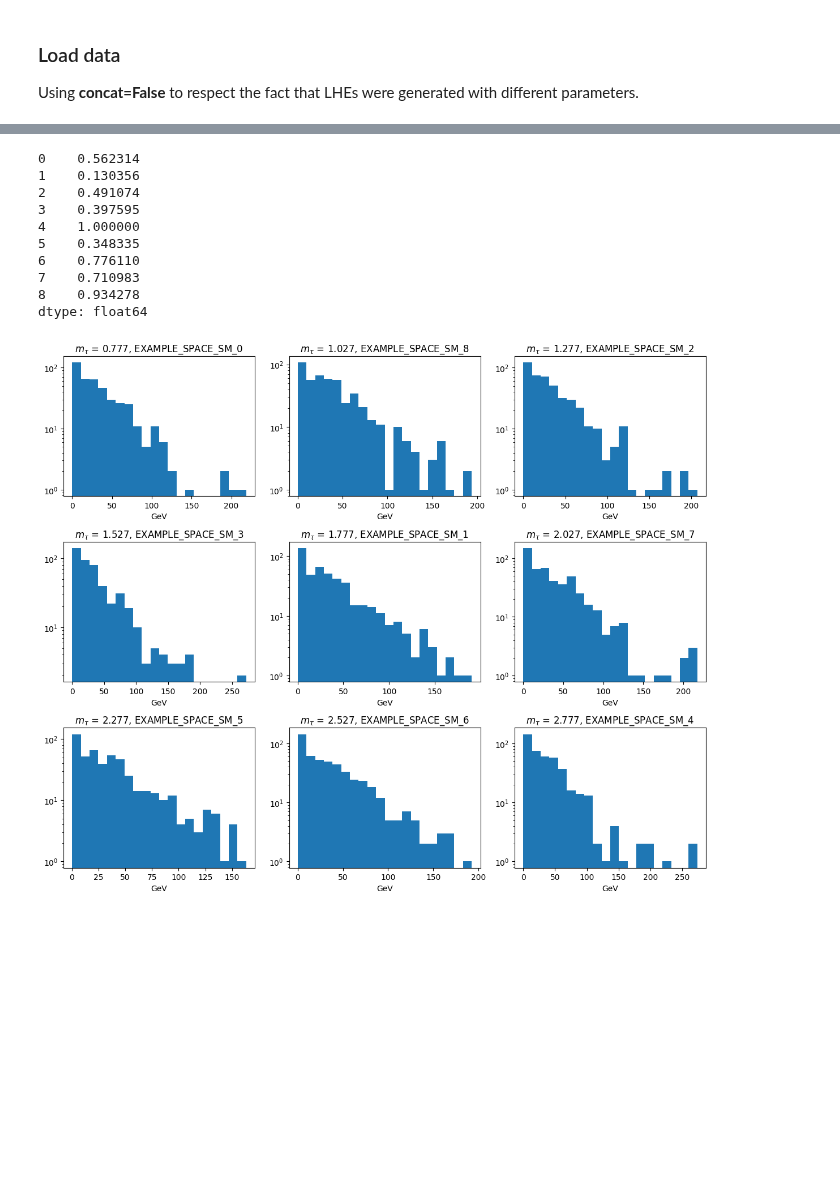
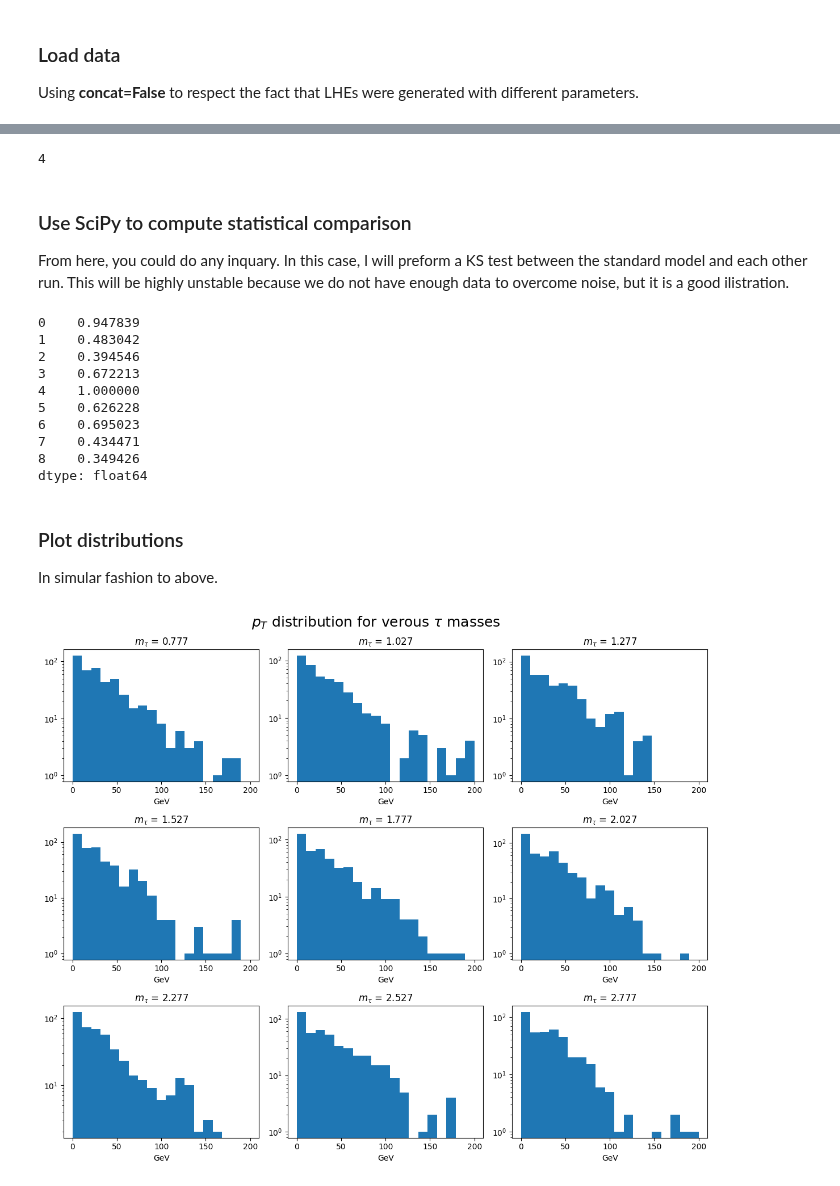
Before and after one commit to leo-megliola/mg5qs, a Jupyter notebook: notebook/E3.ipynb, the cells around one changed output, grey strips where cells are left out. Drawn from its saved outputs; the diff is of its cells as text; code cells hidden in the pictures; blank space fills up the shorter version.

```diff
--- a/notebook/E3.ipynb
+++ b/notebook/E3.ipynb
@@ -124,0 +171,6 @@ for v in data.values():
+# %%
+TAU_ID = 15
+PARAMCARD, DF = 0, 1
+
+mass_key = [(data[k][PARAMCARD].get_value('MASS', TAU_ID), k) for k in data.keys()]
+mass_key # a tuple containg (tau mass, key)
@@ -125,32 +202,49 @@ for v in data.values():
+# %%
+# find where m_tau = m_tau,SM
+for i,mk in enumerate(mass_key):
+    if np.isclose(mk[0], 1.777):
+        SM_INDX = i
+        break
+SM_INDX
+# %% [output]
+4
+# %% [markdown]
+### Use SciPy to compute statistical comparison
+
+From here, you could do any inquary. In this case, I will preform a KS test between the standard model and each other run. This will be highly unstable because we do not have enough data to overcome noise, but it is a good ilistration.
 # %%
-mass_key = [(data[k][0].get_value('MASS', 15), k) for k in data.keys()]
-mass_key = sorted(mass_key, key=lambda x: x[0])
-pd.Series([scipy.stats.ks_2samp(data[mass_key[4][1]][1]['pT'], data[m_k[1]][1]['pT']).pvalue for m_k in mass_key])
+pd.Series([scipy.stats.ks_2samp(data[mass_key[SM_INDX][1]][DF]['pT'], data[m_k[1]][DF]['pT']).pvalue for m_k in mass_key])
 # %% [output]
-0    0.562314
-1    0.130356
-2    0.491074
-3    0.397595
+0    0.947839
+1    0.483042
+2    0.394546
+3    0.672213
 4    1.000000
-5    0.348335
-6    0.776110
-7    0.710983
-8    0.934278
+5    0.626228
+6    0.695023
+7    0.434471
+8    0.349426
 dtype: float64
+# %% [markdown]
+### Plot distributions
+
+In simular fashion to above.
 # %%
 import matplotlib.pyplot as plt
 
 fig, axes = plt.subplots(3, 3, figsize=(12, 10))
 axes = axes.flatten()
+BINS = np.linspace(0, 200, 20)
 
 for idx, m_k in enumerate(mass_key):
     ax = axes[idx]
-    ax.hist(data[m_k[1]][1]['pT'], bins=20)
-    ax.set_title(f"$m_\\tau$ = {m_k[0]}, {m_k[1]}")
+    ax.hist(data[m_k[1]][1]['pT'], bins=BINS)
+    ax.set_title(f"$m_\\tau$ = {m_k[0]}")
     ax.set_xlabel('GeV')
     ax.set_yscale('log')
 
+fig.suptitle(f"$p_T$ distribution for verous $\\tau$ masses", fontsize=18)
 plt.tight_layout()
 plt.show()
 # %% [output]
-[figure, old version]
+[figure, new version]
```
Also changed, not shown: parts of 12 cells of this notebook, 2 other files.
